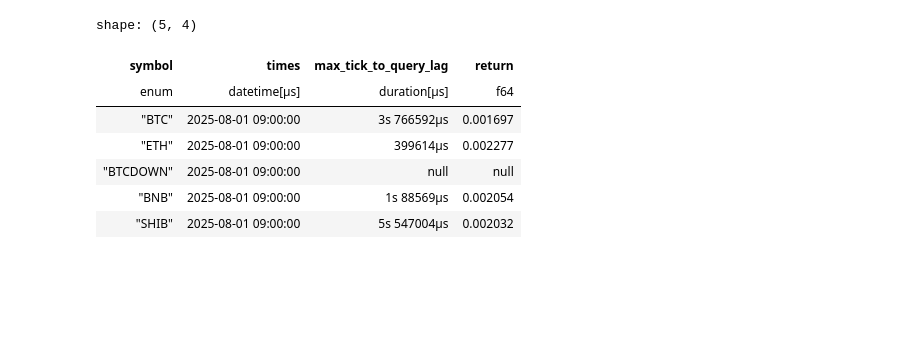
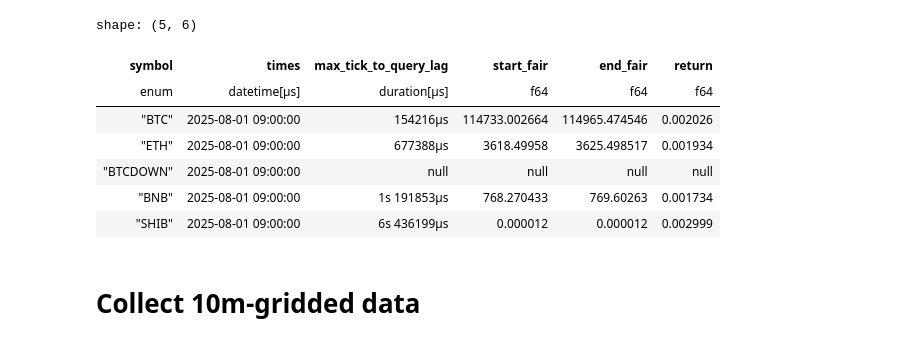
Before and after one commit to nlyu1/midas, a Jupyter notebook: mnemosyne/notebooks/workflows/examples/get_returns.ipynb, the cells around one changed output. Cells and saved outputs as stored; diff of their text form; code cells hidden in the pictures; blank space fills up the shorter version.

```diff
--- a/mnemosyne/notebooks/workflows/examples/get_returns.ipynb
+++ b/mnemosyne/notebooks/workflows/examples/get_returns.ipynb
@@ -1,40 +1,45 @@
 # %%
 import mnemosyne as ms
 from mnemosyne.engines import ReturnsEngine
 from datetime import datetime as Datetime
 import polars as pl
+from pathlib import Path
+from datetime import date as Date
 
 symbol_enum = pl.Enum(['BTC', 'ETH', 'BTCDOWN', 'BNB', 'SHIB'])
 
 query_lf = pl.DataFrame({
     'symbol': ['BTC', 'ETH', 'BTCDOWN', 'BNB', 'SHIB'],
     'times': [Datetime(2025, 8, 1, 9, 0, 0)] * 5
 }).with_columns(pl.col('symbol').cast(symbol_enum)).lazy()
 
 backend_db = ms.binance.BinanceLastTradesGrid(
-            peg_symbol='USDC',
+            peg_symbol='USDT',
             grid_interval='10m',
             dataset_type=ms.DatasetType.BinanceSpotTrades,
         ).lazyframe()
 
 re = ReturnsEngine(
     backend_db,
     backend_fair_expr = pl.col('vwap_total_by_base'),
     backend_time_expr = pl.col('last_trade_time')
 )
 
 value = re.query(query_lf,
     start_time_expr = pl.col('times'),
     mark_duration=pl.lit('10m'),
-    tick_lag_tolerance=pl.lit('30s')
+    tick_lag_tolerance=pl.lit('30s'),
+    verbose_debug=False
 )
 value.collect()
 # %% [output]
-shape: (5, 4)
+shape: (5, 6)
-| symbol | times | max_tick_to_query_lag | return |
-| enum | datetime[μs] | duration[μs] | f64 |
-| "BTC" | 2025-08-01 09:00:00 | 3s 766592µs | 0.001697 |
-| "ETH" | 2025-08-01 09:00:00 | 399614µs | 0.002277 |
-| "BTCDOWN" | 2025-08-01 09:00:00 | null | null |
-| "BNB" | 2025-08-01 09:00:00 | 1s 88569µs | 0.002054 |
-| "SHIB" | 2025-08-01 09:00:00 | 5s 547004µs | 0.002032 |
+| symbol | times | max_tick_to_query_lag | start_fair | end_fair | return |
+| enum | datetime[μs] | duration[μs] | f64 | f64 | f64 |
+| "BTC" | 2025-08-01 09:00:00 | 154216µs | 114733.002664 | 114965.474546 | 0.002026 |
+| "ETH" | 2025-08-01 09:00:00 | 677388µs | 3618.49958 | 3625.498517 | 0.001934 |
+| "BTCDOWN" | 2025-08-01 09:00:00 | null | null | null | null |
+| "BNB" | 2025-08-01 09:00:00 | 1s 191853µs | 768.270433 | 769.60263 | 0.001734 |
+| "SHIB" | 2025-08-01 09:00:00 | 6s 436199µs | 0.000012 | 0.000012 | 0.002999 |
+# %% [markdown]
+# Collect 10m-gridded data
```
Also changed, not shown: parts of 17 cells of this notebook, 16 other files.
